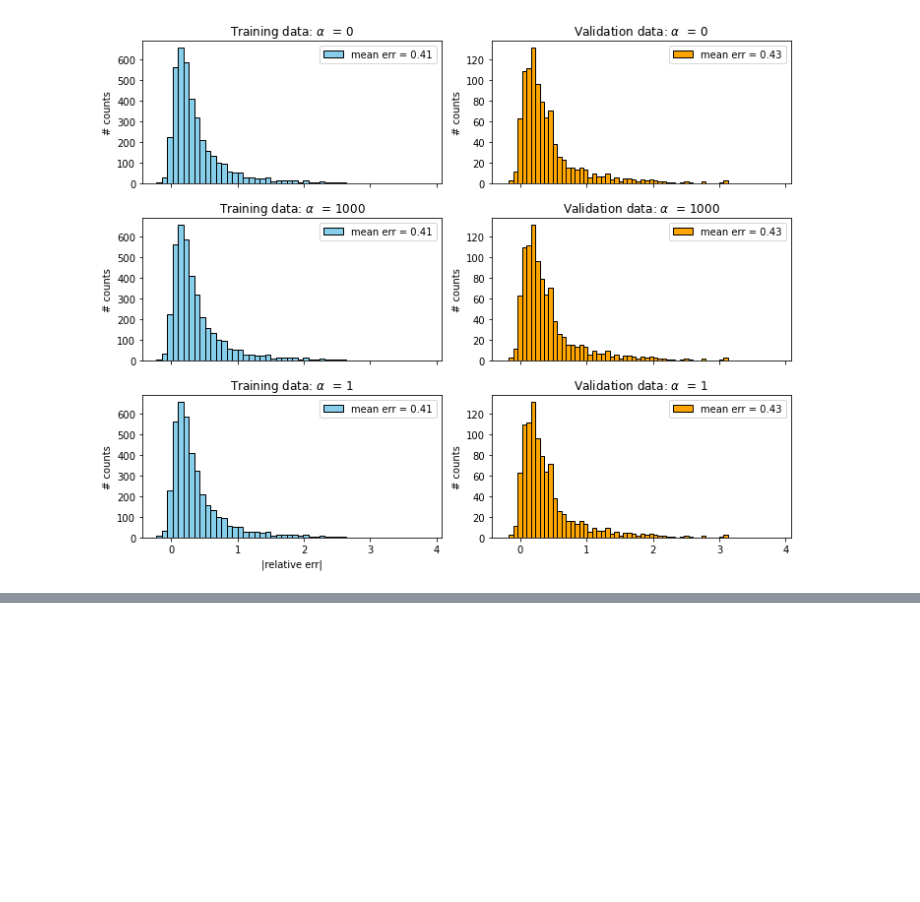
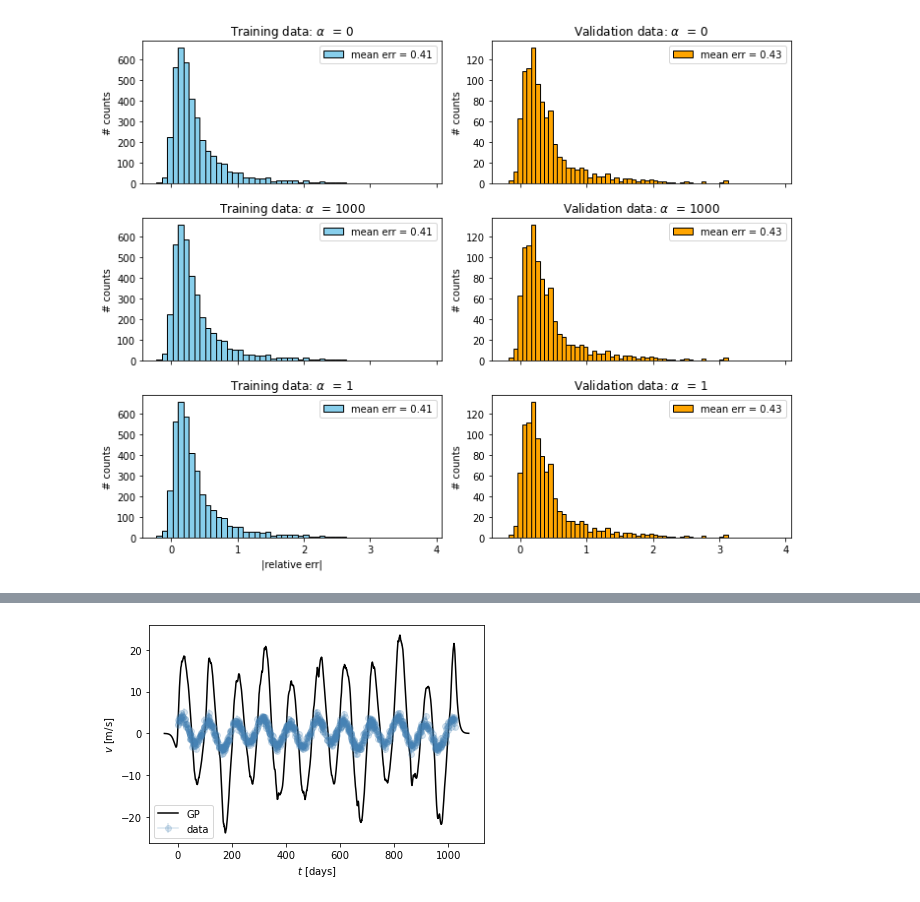
Before and after one commit to jabacousnac/Data-Science-for-Physics-Homework, a Jupyter notebook: pset_05_Linear_Regression_and_Gaussian_Processes.ipynb, the cells around one changed output, grey strips where cells are left out. Drawn from its saved outputs; the diff is of its cells as text; code cells hidden in the pictures; blank space fills up the shorter version.

```diff
--- a/pset_05_Linear_Regression_and_Gaussian_Processes.ipynb
+++ b/pset_05_Linear_Regression_and_Gaussian_Processes.ipynb
@@ -153,0 +404,4 @@ plt.tight_layout()
+# %%
+GP(xi = 10)
+# %% [output]
+[figure, added]
```
Also changed, not shown: parts of 21 cells of this notebook.
